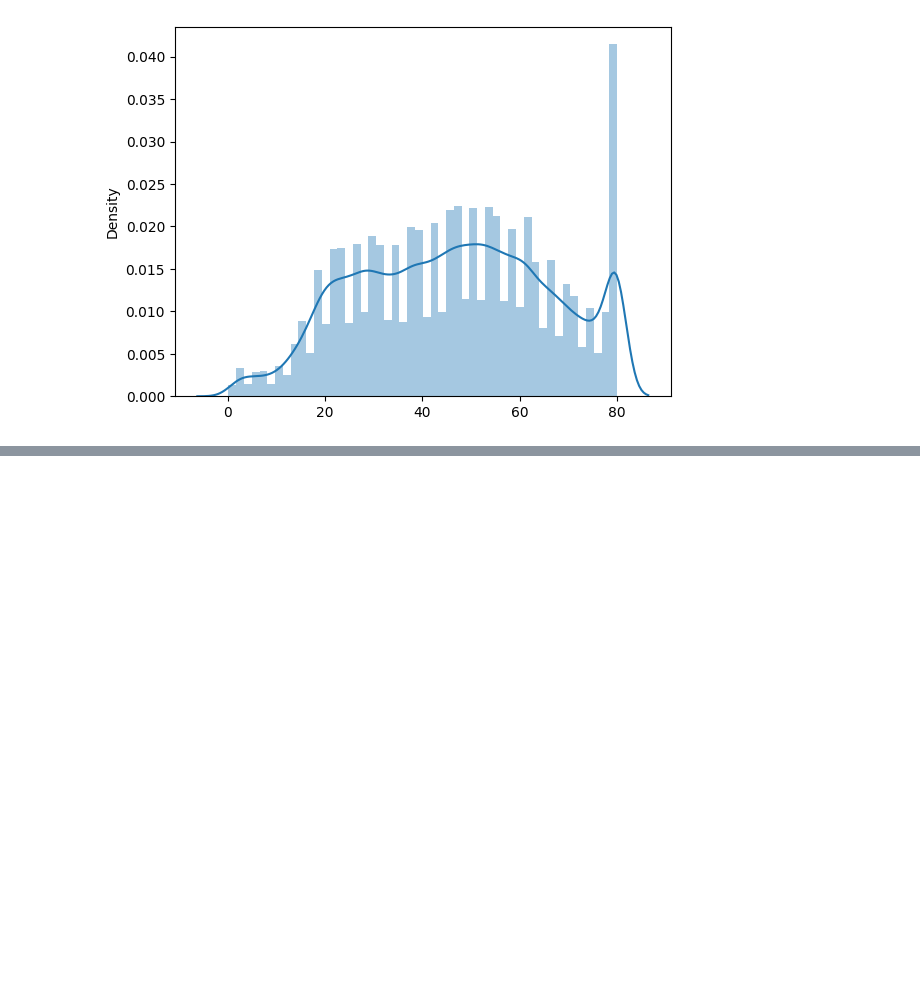
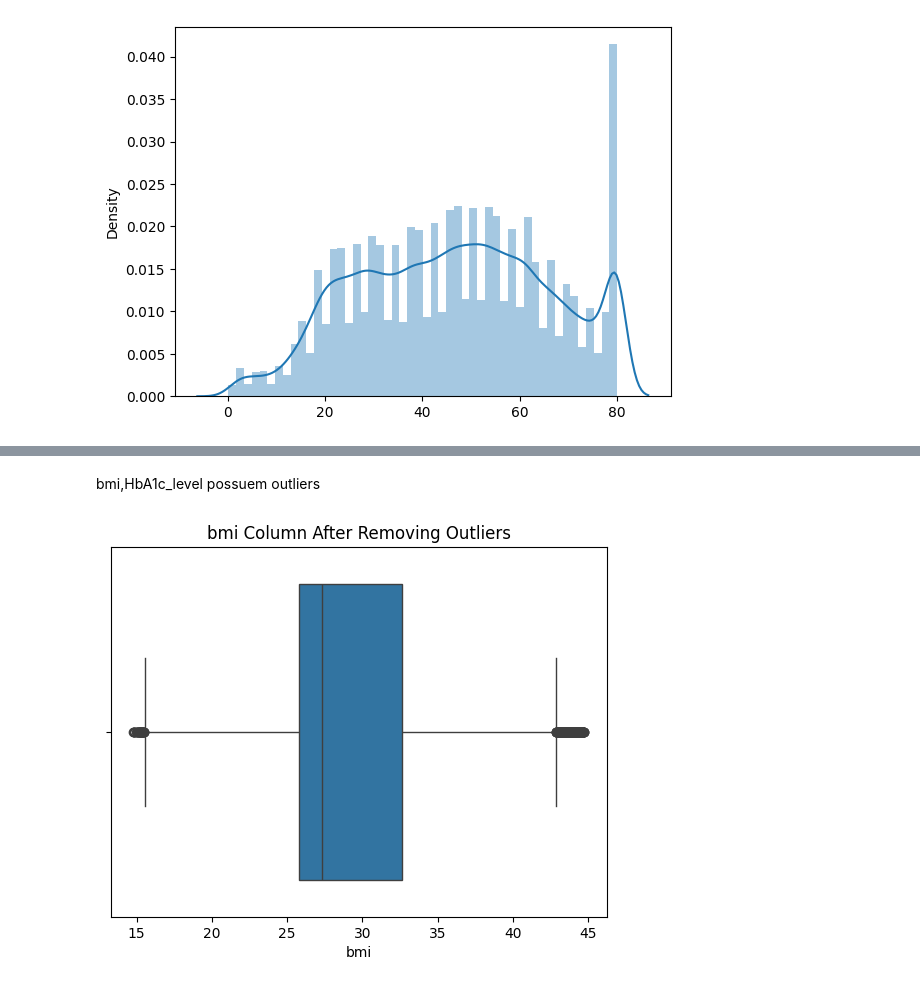
Before and after one commit to murilorrs/Diabetes-Prediction-System, a Jupyter notebook: notebooks/data_analysis.ipynb, the cells around one changed output, grey strips where cells are left out. Drawn from its saved outputs; the diff is of its cells as text; code cells hidden in the pictures; blank space fills up the shorter version.

```diff
--- a/notebooks/data_analysis.ipynb
+++ b/notebooks/data_analysis.ipynb
@@ -166,0 +200,23 @@ https://gist.github.com/mwaskom/de44147ed2974457ad6372750bbe5751
+# %% [markdown]
+bmi,HbA1c_level possuem outliers
+# %%
+Q1 = balanced_df['bmi'].quantile(0.25)
+Q3 = balanced_df['bmi'].quantile(0.75)
+IQR = Q3 - Q1
+
+# Define bounds for outlier detection
+lower_bound = Q1 - 1.5 * IQR
+upper_bound = Q3 + 1.5 * IQR
+
+# Create mask for outliers
+outlier_mask = (balanced_df['bmi'] < lower_bound) | (balanced_df['bmi'] > upper_bound)
+
+# Remove outliers
+balanced_data_no_outliers = balanced_df[~outlier_mask]
+
+plt.figure()
+sns.boxplot(x=balanced_data_no_outliers['bmi'])
+plt.title('bmi Column After Removing Outliers')
+plt.show()
+# %% [output]
+[figure, added]
```
Also changed, not shown: parts of 11 cells of this notebook.
